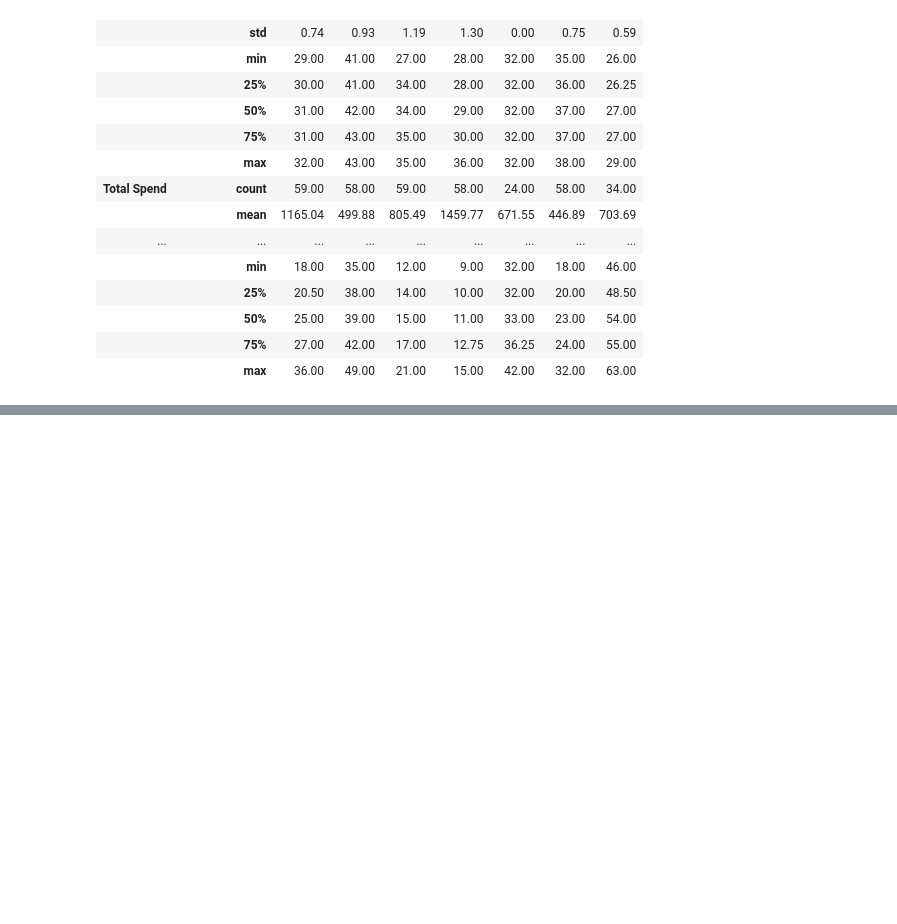
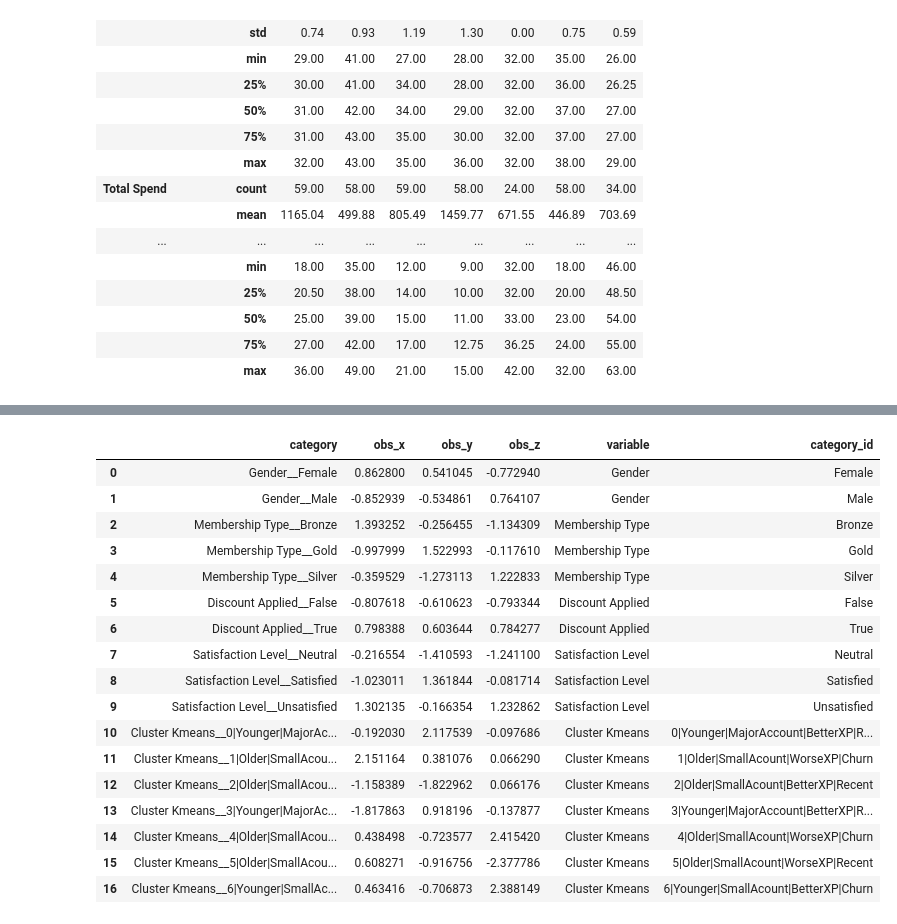
Before and after one commit to ThiMasaharu/ml_customer_behavior, a Jupyter notebook: Script.ipynb, the cells around one changed output, grey strips where cells are left out. Drawn from its saved outputs; the diff is of its cells as text; code cells hidden in the pictures; blank space fills up the shorter version.

Commit message:
adjusting a few typos, addition of multiple correspondece analysis, renaming cluster labels and reaching a final conclusion

```diff
--- a/Script.ipynb
+++ b/Script.ipynb
@@ -246,0 +358,17 @@ We can conclude that younger people tend to have the best experience and spend m
+# %%
+# Chi-squared test for a pair of variables using "City" as reference
+relevant_vars = []
+for col in df_customer_behavior_qual.columns:
+    if col != 'City':
+        p_value = round(
+            chi2_contingency(
+                pd.crosstab(
+                    df_customer_behavior_qual['City'],
+                    df_customer_behavior_qual[col]
+                )
+            )[1], 4
+        )
+        print('-=' * 20)
+        print(f'{col} p-value: {p_value}')
+        if p_value < 0.5:
+            relevant_vars.append(col)
@@ -246,0 +386,4 @@ We can conclude that younger people tend to have the best experience and spend m
+# %%
+# selecting only relevant variables for MCA analysis
+df_customer_behavior_mca = df_customer_behavior_qual[relevant_vars]
+df_customer_behavior_mca
@@ -246,0 +404,4 @@ We can conclude that younger people tend to have the best experience and spend m
+# %%
+# creating coordinates for 3 dimensions perceptual map and checking viability later
+num_components = 3
+mca = prince.MCA(n_components=num_components).fit(df_customer_behavior_mca)
@@ -246,0 +443,4 @@ We can conclude that younger people tend to have the best experience and spend m
+# %%
+# getting standard coordinates of variables category
+coords = mca.column_coordinates(df_customer_behavior_mca)/np.sqrt(mca.eigenvalues_)
+print(coords)
@@ -246,0 +465,35 @@ We can conclude that younger people tend to have the best experience and spend m
+# %%
+# first step to plot perceptual map: create a detailed dataframe
+chart = coords.reset_index()
+var_chart = pd.Series(chart['index'].str.split('_', expand=True).iloc[:,0])
+categ_name = []
+for col in df_customer_behavior_mca:
+    categ_name.append(df_customer_behavior_mca[col].sort_values(ascending=True).unique())
+    categories = pd.DataFrame(categ_name).stack().reset_index()
+
+df_chart_mca = pd.DataFrame({'category': chart['index'],
+                             'obs_x': chart[0],
+                             'obs_y': chart[1],
+                             'obs_z': chart[2],
+                             'variable': var_chart,
+                             'category_id': categories[0]})
+df_chart_mca
+# %% [output]
+|  | category | obs_x | obs_y | obs_z | variable | category_id |
+| 0 | Gender__Female | 0.862800 | 0.541045 | -0.772940 | Gender | Female |
+| 1 | Gender__Male | -0.852939 | -0.534861 | 0.764107 | Gender | Male |
+| 2 | Membership Type__Bronze | 1.393252 | -0.256455 | -1.134309 | Membership Type | Bronze |
+| 3 | Membership Type__Gold | -0.997999 | 1.522993 | -0.117610 | Membership Type | Gold |
+| 4 | Membership Type__Silver | -0.359529 | -1.273113 | 1.222833 | Membership Type | Silver |
+| 5 | Discount Applied__False | -0.807618 | -0.610623 | -0.793344 | Discount Applied | False |
+| 6 | Discount Applied__True | 0.798388 | 0.603644 | 0.784277 | Discount Applied | True |
+| 7 | Satisfaction Level__Neutral | -0.216554 | -1.410593 | -1.241100 | Satisfaction Level | Neutral |
+| 8 | Satisfaction Level__Satisfied | -1.023011 | 1.361844 | -0.081714 | Satisfaction Level | Satisfied |
+| 9 | Satisfaction Level__Unsatisfied | 1.302135 | -0.166354 | 1.232862 | Satisfaction Level | Unsatisfied |
+| 10 | Cluster Kmeans__0|Younger|MajorAc... | -0.192030 | 2.117539 | -0.097686 | Cluster Kmeans | 0|Younger|MajorAccount|BetterXP|R... |
+| 11 | Cluster Kmeans__1|Older|SmallAcou... | 2.151164 | 0.381076 | 0.066290 | Cluster Kmeans | 1|Older|SmallAcount|WorseXP|Churn |
+| 12 | Cluster Kmeans__2|Older|SmallAcou... | -1.158389 | -1.822962 | 0.066176 | Cluster Kmeans | 2|Older|SmallAcount|BetterXP|Recent |
+| 13 | Cluster Kmeans__3|Younger|MajorAc... | -1.817863 | 0.918196 | -0.137877 | Cluster Kmeans | 3|Younger|MajorAccount|BetterXP|R... |
+| 14 | Cluster Kmeans__4|Older|SmallAcou... | 0.438498 | -0.723577 | 2.415420 | Cluster Kmeans | 4|Older|SmallAcount|WorseXP|Churn |
+| 15 | Cluster Kmeans__5|Older|SmallAcou... | 0.608271 | -0.916756 | -2.377786 | Cluster Kmeans | 5|Older|SmallAcount|WorseXP|Recent |
+| 16 | Cluster Kmeans__6|Younger|SmallAc... | 0.463416 | -0.706873 | 2.388149 | Cluster Kmeans | 6|Younger|SmallAcount|BetterXP|Churn |
```
Also changed, not shown: parts of 22 cells of this notebook.
